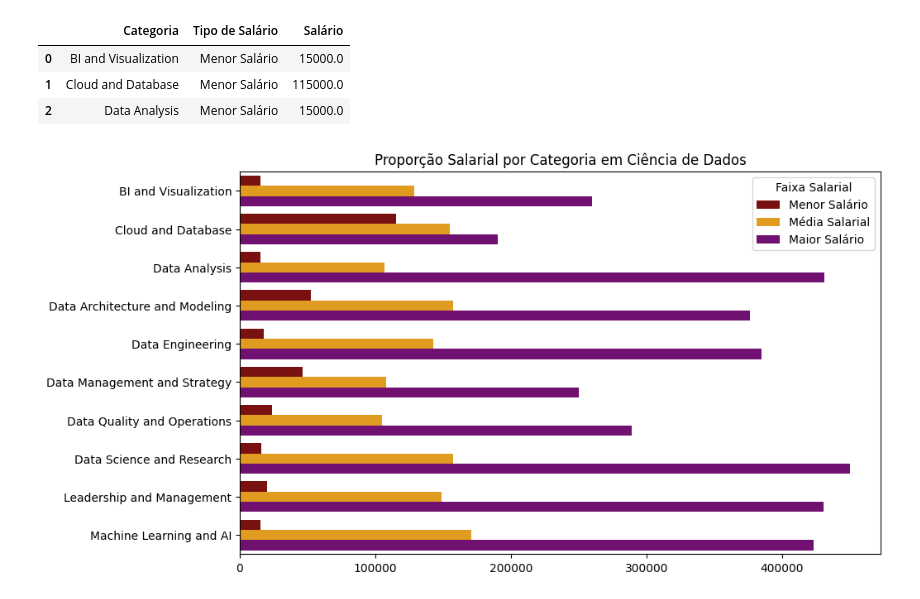
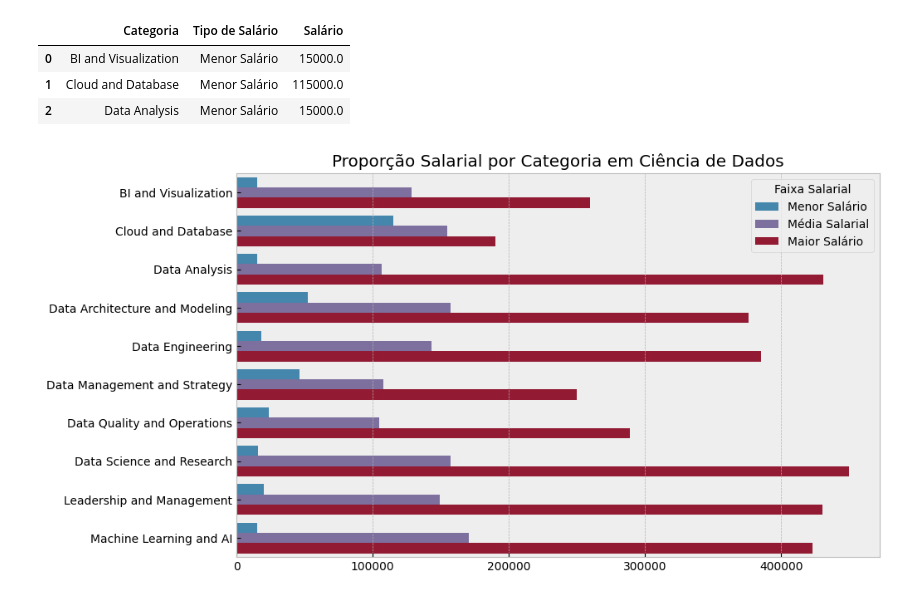
Before and after one commit to ryanrodr/eda-jobs-in-data, a Jupyter notebook: notebooks/analise_exploratoria.ipynb, the cells around one changed output. Saved outputs shown, nothing was run; the diff lists cells and outputs as text; code cells hidden in the pictures.

Commit message:
Alterando as visualizações com matplotlib

```diff
--- a/notebooks/analise_exploratoria.ipynb
+++ b/notebooks/analise_exploratoria.ipynb
@@ -11,6 +11,7 @@ import warnings
 import seaborn as sns
 
 warnings.filterwarnings('ignore')
+plt.style.use('bmh')
 pd.set_option('display.max_columns', 39)
 # %%
 arquivo = 'https://raw.githubusercontent.com/ryanrodr/eda-jobs-in-data/main/dados/jobs_in_data.csv'
@@ -405,19 +431,19 @@ tb_salario_categoria.sort_values(by='Salário', ascending=True, inplace=True)
 # %%
 # Definindo o tamanho da imagem
 plt.figure(figsize=(10, 6))
 
 # Visualizando o DataFrame com Seaborn
 ax = sns.barplot(data=tb_salario_categoria, y="Categoria", x="Salário", hue="Tipo de Salário",
-                palette={"Menor Salário": "#8B0000", "Maior Salário": "purple", "Média Salarial": "orange"})
+                palette={"Menor Salário": "C0", "Maior Salário": "C1", "Média Salarial": "C2"})
 
 # Labels e título
 plt.xlabel('Salário')
 plt.ylabel('Categoria')
 plt.title('Proporção Salarial por Categoria em Ciência de Dados')
 plt.legend(title='Faixa Salarial')
 
 ax.set_xlabel("") # Removendo a descrição dos eixos X e Y
 ax.set_ylabel("")
 plt.show()
 # %% [output]
-[figure, old version]
+[figure, new version]
```
Also changed, not shown: parts of 5 cells of this notebook.
